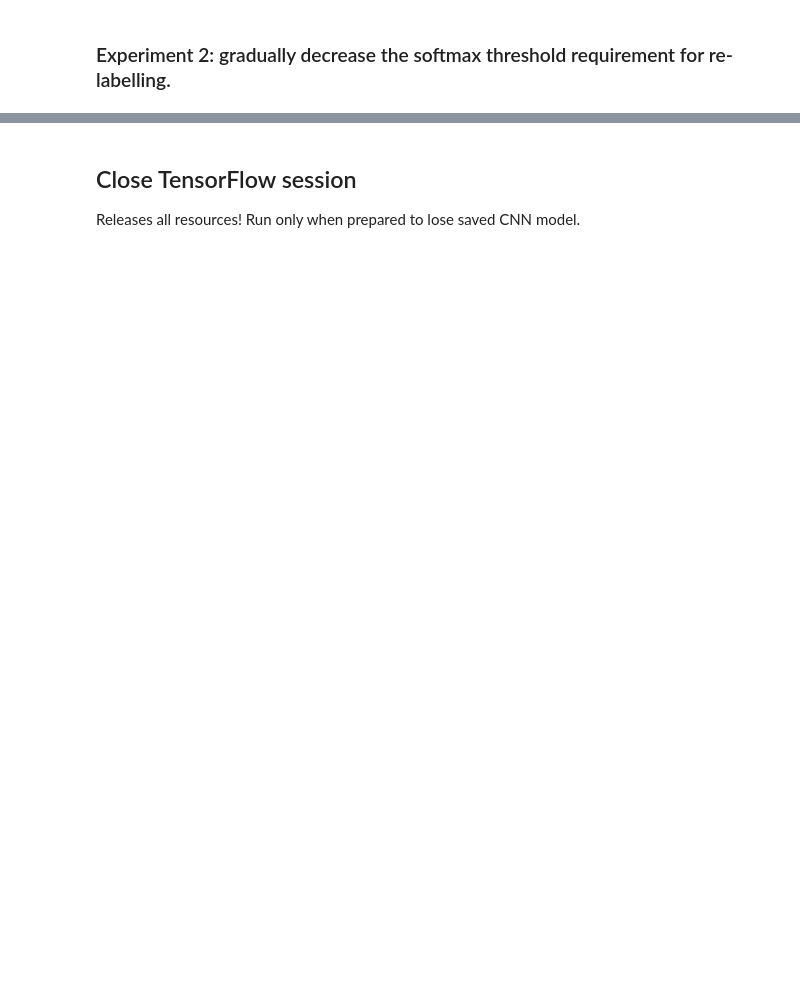
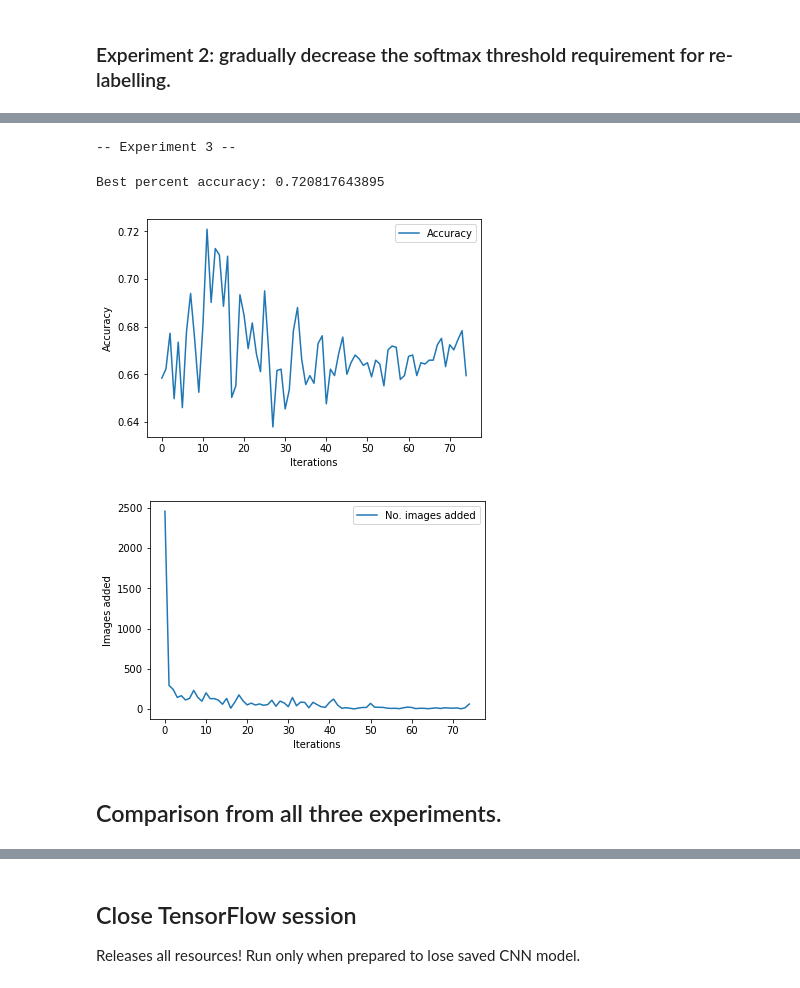
Before and after one commit to leopauly/Domain-Adaptation, a Jupyter notebook: MNIST_USPS_Dataset/Bootstrapped Conv Net.ipynb, the cells around one changed output, grey strips where cells are left out. Drawn from its saved outputs; the diff is of its cells as text; code cells hidden in the pictures; blank space fills up the shorter version.

```diff
--- a/MNIST_USPS_Dataset/Bootstrapped Conv Net.ipynb
+++ b/MNIST_USPS_Dataset/Bootstrapped Conv Net.ipynb
@@ -405,0 +387,41 @@ Accuracy on test set: 76.2% (1417 / 1859)
+# %%
+exp3_acc = []
+exp3_adds = []
+
+print("-- Experiment 3 --")
+peak_iteration = np.argmax(exp1_acc)
+j = 0
+
+for i in range(bootstrap_iterations):
+    # print("Round " + str(i) + ":", end=" ")
+    usps_train_preds = retrieve_predictions(data.usps_train)
+    threshold = 0.99
+    if i >= peak_iteration:
+        threshold -= j
+        j += 0.0005
+
+    selected = cn.split_by_threshold(threshold, usps_train_preds, silent=True)
+    if np.count_nonzero(selected) >= data.train.num_images or np.count_nonzero(selected) == 0:
+        print("Ending iterations early.")
+        break
+
+    exp3_adds.append(np.count_nonzero(selected))
+    data.train.add_to_set(selected, data.usps_train, usps_train_preds)
+    data.usps_train.remove_from_set(selected)
+
+    optimize(data.train, num_iterations=1000, silent=True)
+    exp3_acc.append(print_test_accuracy(data.test, show_confusion_matrix=False, quieter=True, silent=True))
+# %% [output]
+-- Experiment 3 --
+# %%
+print("Best percent accuracy: " + str(np.max(exp3_acc)))
+# %% [output]
+Best percent accuracy: 0.720817643895
+# %%
+ysb.plot_with_legend(np.arange(len(exp3_acc)), [exp3_acc], ["Accuracy"], "Iterations", "Accuracy")
+ysb.plot_with_legend(np.arange(len(exp3_adds)), [exp3_adds], ["No. images added"], "Iterations", "Images added")
+# %% [output]
+[figure, added]
+[figure, added]
+# %% [markdown]
+## Comparison from all three experiments.
```
Also changed, not shown: parts of 29 cells of this notebook, 4 other files.
